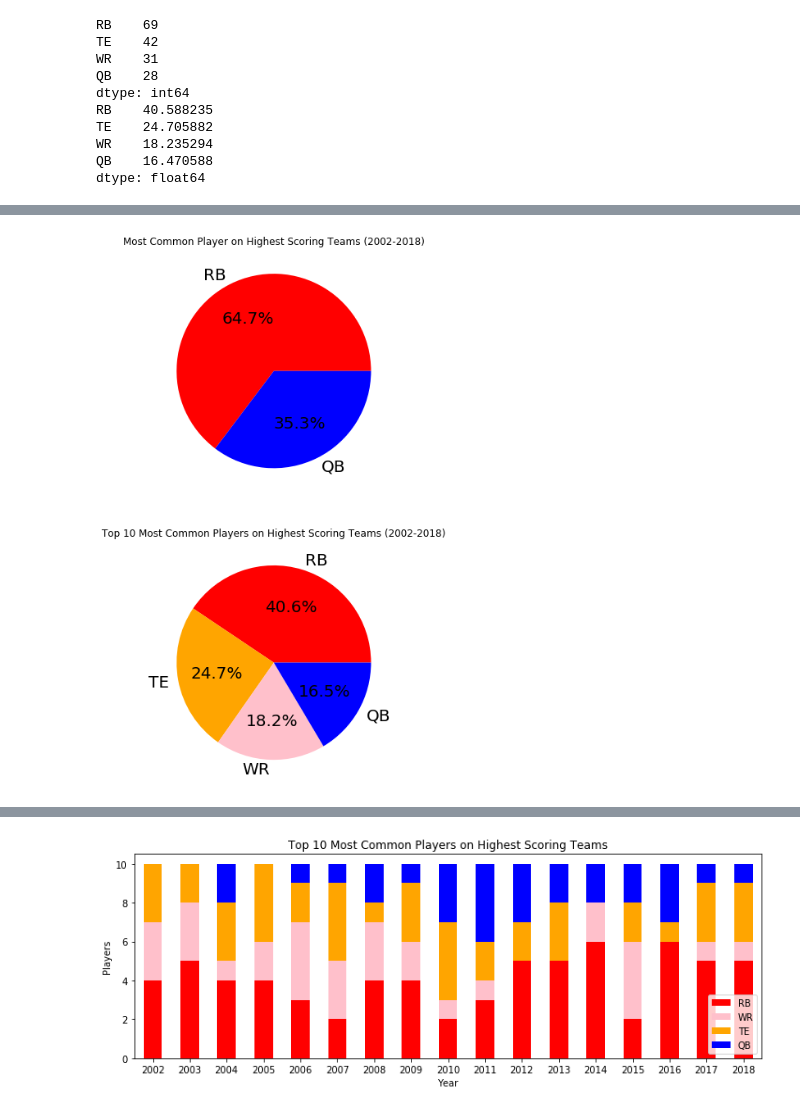
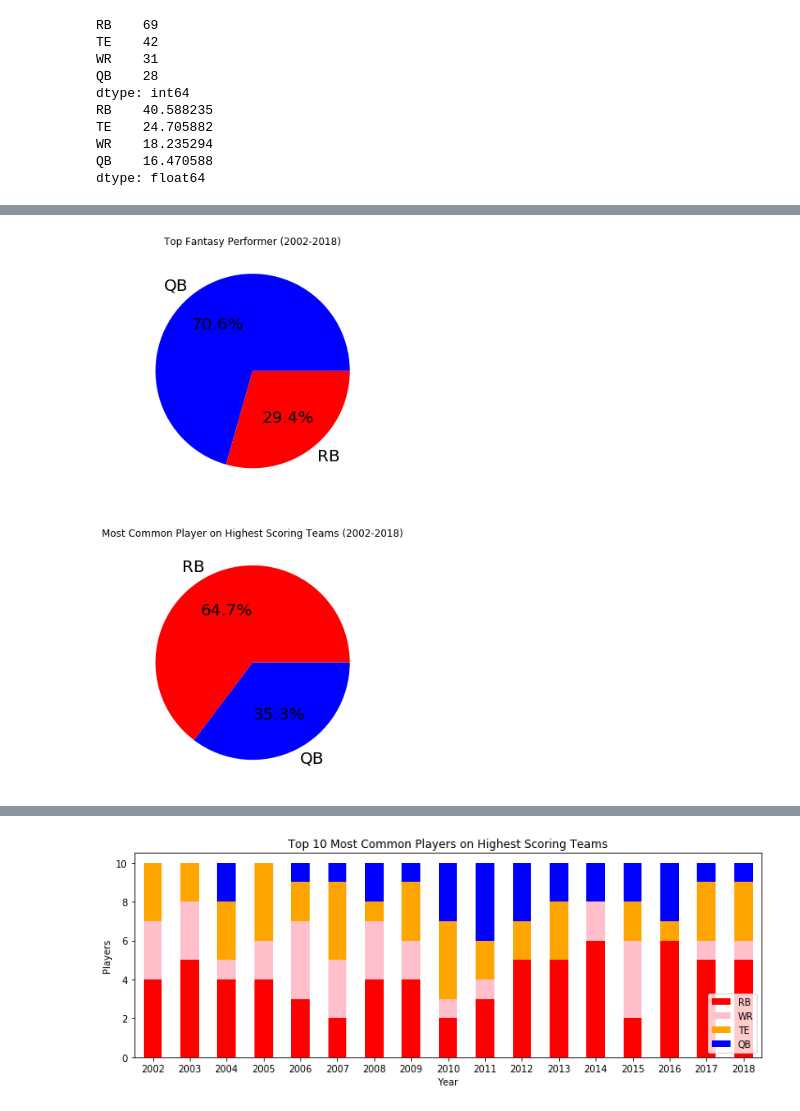
Before and after one commit to jlwalsh13/Capstone_1, a Jupyter notebook: ff_draft_sim.ipynb, the cells around one changed output, grey strips where cells are left out. Drawn from its saved outputs; the diff is of its cells as text; code cells hidden in the pictures.

```diff
--- a/ff_draft_sim.ipynb
+++ b/ff_draft_sim.ipynb
@@ -522,3 +522,11 @@ TE    24.705882
 WR    18.235294
 QB    16.470588
 dtype: float64
+# %%
+top_player = []
+for year in range(2002, 2019):
+    df_season = ALL[ALL.YEAR == year]
+    top_player.append(df_season.loc[df_season.index.min()].POS)
+
+data = {'POS': top_player}
+top_player_df = pd.DataFrame(data)
@@ -525,13 +552,13 @@ dtype: float64
 # %%
 plt.figure(figsize=(12,12))
-plt.subplot(211)
+plt.subplot(212)
 (X.POS.value_counts()/X.POS.count()*100).plot.pie(colors=['red', 'blue'], autopct='%1.1f%%', textprops={'fontsize': 20})
 plt.title('Most Common Player on Highest Scoring Teams (2002-2018)')
 plt.ylabel('')
-plt.subplot(212)
-(P.value_counts()/len(P)*100).plot.pie(colors=['red', 'orange', 'pink', 'blue'], autopct='%1.1f%%', textprops={'fontsize': 20})
-plt.title('Top 10 Most Common Players on Highest Scoring Teams (2002-2018)')
+plt.subplot(211)
+(top_player_df.POS.value_counts()/len(P)*100).plot.pie(colors=['blue', 'red'], autopct='%1.1f%%', textprops={'fontsize': 20})
+plt.title('Top Fantasy Performer (2002-2018)')
 plt.ylabel('')
 plt.show()
 # %% [output]
-[figure, old version]
+[figure, new version]
```
Also changed, not shown: parts of 2 cells of this notebook.
